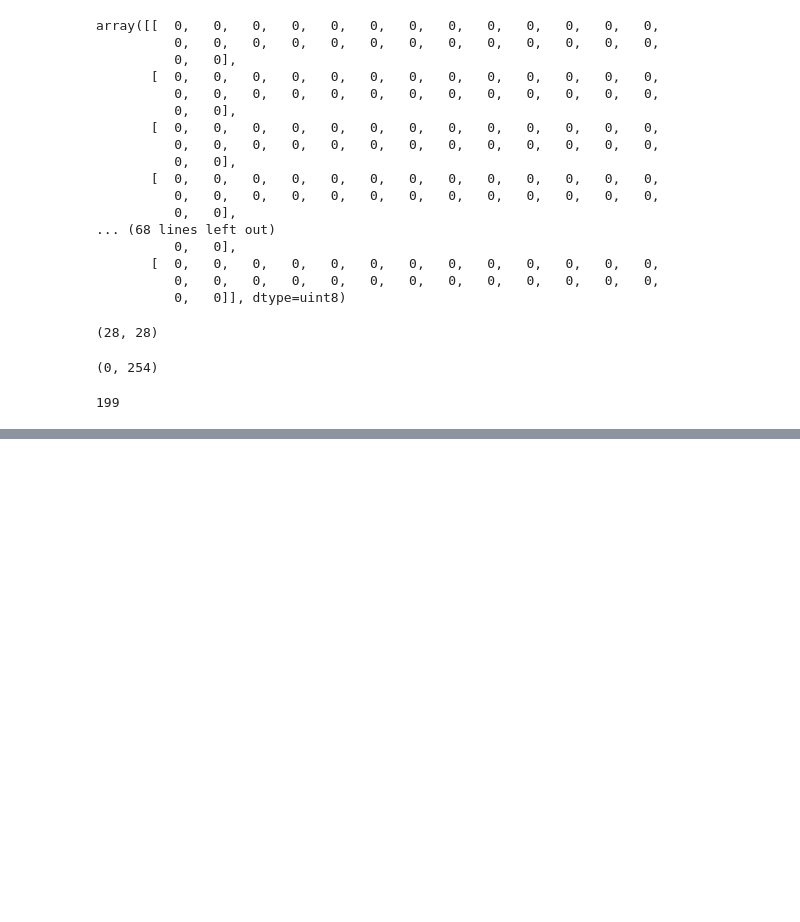
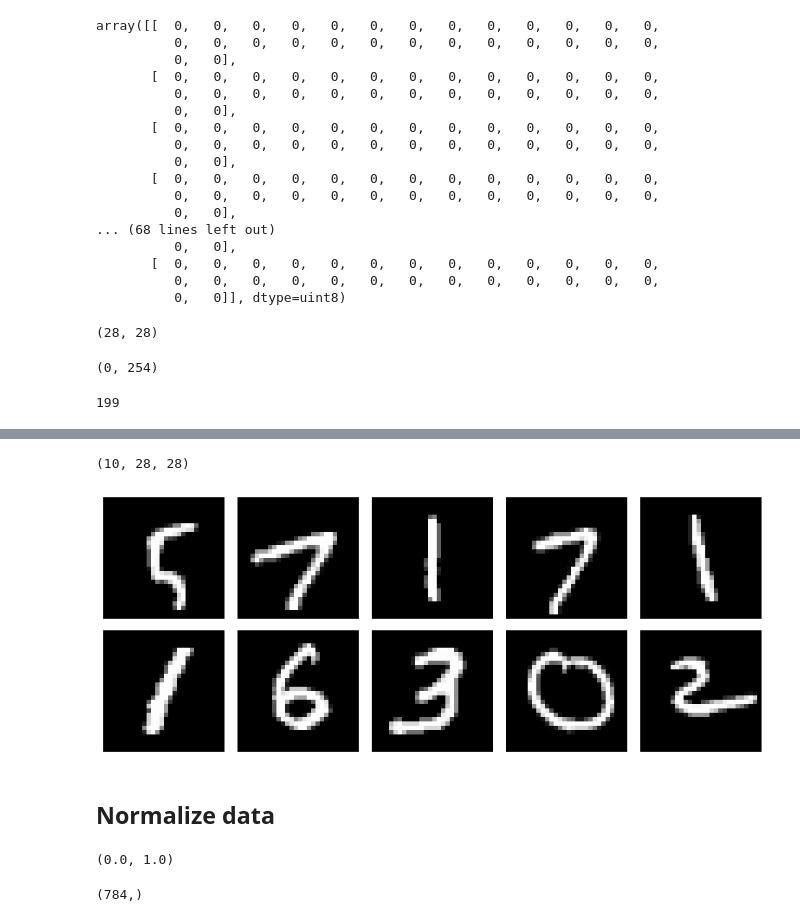
Before and after one commit to LordOfTurtles/AI-Erik-Johansson-OPA23, a Jupyter notebook: code_alongs/Lec08_MLP.ipynb, the cells around one changed output, grey strips where cells are left out. Drawn from its saved outputs; the diff is of its cells as text; code cells hidden in the pictures; blank space fills up the shorter version.

```diff
--- a/code_alongs/Lec08_MLP.ipynb
+++ b/code_alongs/Lec08_MLP.ipynb
@@ -56,0 +88,20 @@ x_train[5000, 10, 5]
+# %%
+display_images(x_train[100:110])
+x_train[100:110].shape
+# %% [output]
+(10, 28, 28)
+[figure, added]
+# %% [markdown]
+## Normalize data
+# %%
+# Could also use min/max scaler from scikit learn
+X_train = x_train.astype("float32")/255
+X_test = x_test.astype("float32")/255
+
+X_train.min(), X_train.max()
+# %% [output]
+(0.0, 1.0)
+# %%
+X_train[5000].reshape(-1).shape
+# %% [output]
+(784,)
```
Also changed, not shown: parts of 12 cells of this notebook.
